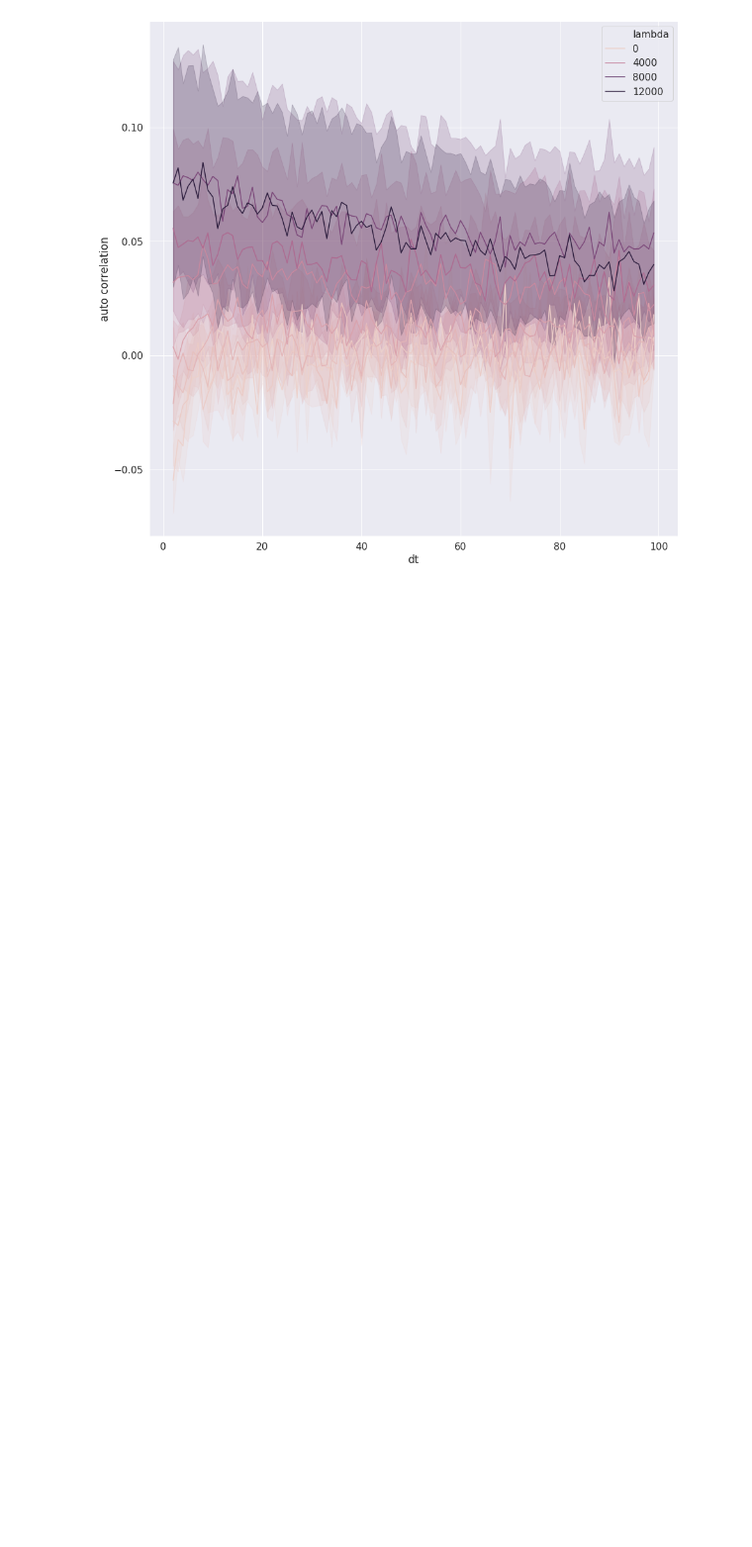
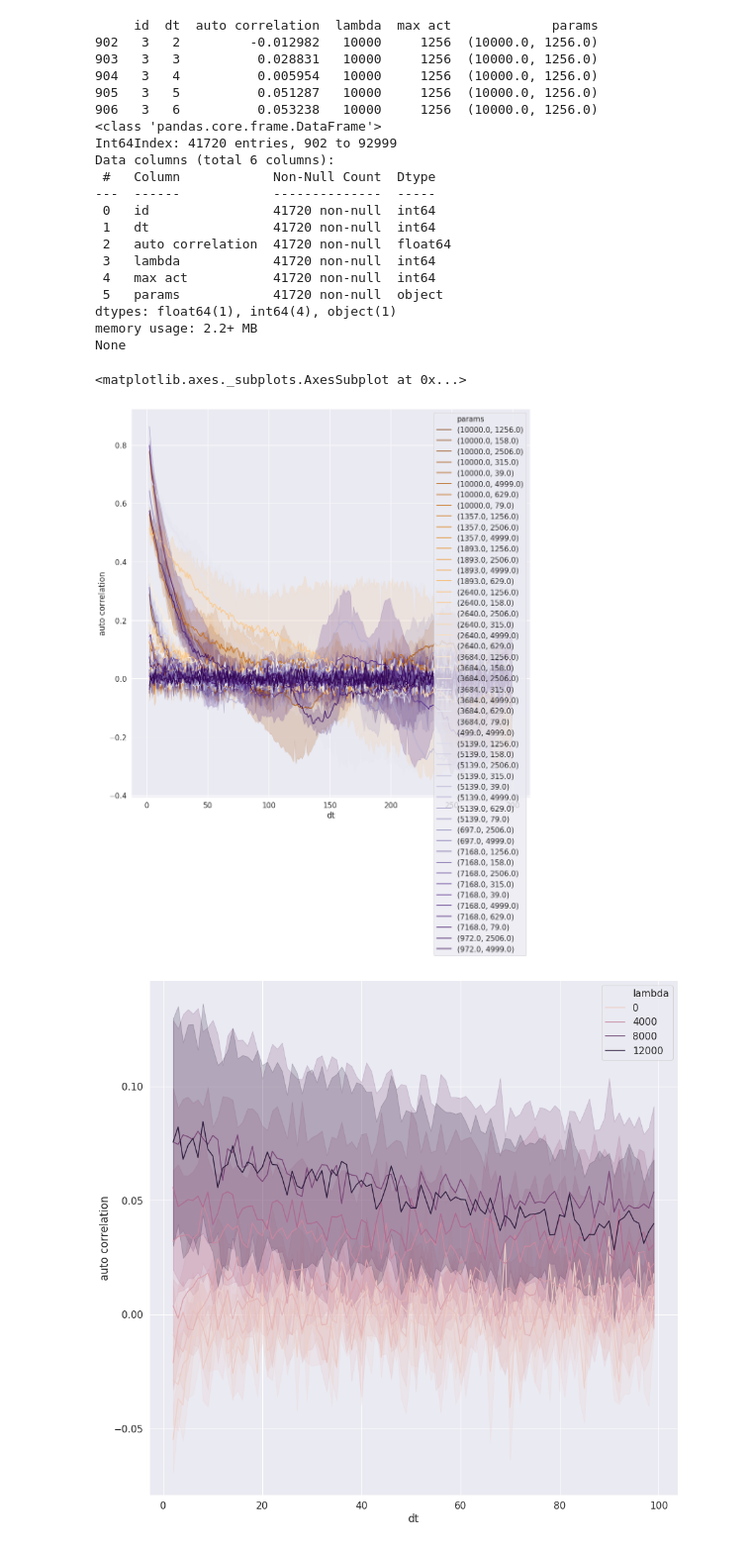
Before and after one commit to lstuurman/FRC_Thesis, a Jupyter notebook: CPM_code/autocorplotas.ipynb, the cells around one changed output. Shown at 99% size. Saved outputs shown, nothing was run; the diff lists cells and outputs as text; code cells hidden in the pictures; blank space fills up the shorter version.

```diff
--- a/CPM_code/autocorplotas.ipynb
+++ b/CPM_code/autocorplotas.ipynb
@@ -29,3 +42,43 @@ plt.show()
+# %%
+data = pd.read_csv('../results/autocorrelation_nofrc1.csv',index_col=0)
+data = data[data.dt > 1]
+data = data.dropna()
+
+# plots per paramset :
+def to_params(x1,x2):
+    return (x1,x2)
+
+data['params'] = data.apply(lambda x: to_params(x['lambda'],x['max act']),axis = 1)
+uniq_params = data['params'].unique()
+print(data.head())
+print(data.info())
+colors2 = [cmap(x) for x in np.linspace(0,1,len(uniq_params))]
+plt.figure(figsize = (15,15))
+sns.lineplot(x = 'dt', y = 'auto correlation', hue = 'params'
+             ,palette = colors2, data = data, dashes = False)
+# %% [output]
+     id  dt  auto correlation  lambda  max act             params
+902   3   2         -0.012982   10000     1256  (10000.0, 1256.0)
+903   3   3          0.028831   10000     1256  (10000.0, 1256.0)
+904   3   4          0.005954   10000     1256  (10000.0, 1256.0)
+905   3   5          0.051287   10000     1256  (10000.0, 1256.0)
+906   3   6          0.053238   10000     1256  (10000.0, 1256.0)
+<class 'pandas.core.frame.DataFrame'>
+Int64Index: 41720 entries, 902 to 92999
+Data columns (total 6 columns):
+ #   Column            Non-Null Count  Dtype
+---  ------            --------------  -----
+ 0   id                41720 non-null  int64
+ 1   dt                41720 non-null  int64
+ 2   auto correlation  41720 non-null  float64
+ 3   lambda            41720 non-null  int64
+ 4   max act           41720 non-null  int64
+ 5   params            41720 non-null  object
+dtypes: float64(1), int64(4), object(1)
+memory usage: 2.2+ MB
+None
+<matplotlib.axes._subplots.AxesSubplot at 0x...>
+[figure, added]
 # %%
 # next
 data = pd.read_csv('../results/autocorrelation_nofrc2.csv',index_col=0)
```
Also changed, not shown: parts of 4 cells of this notebook.
